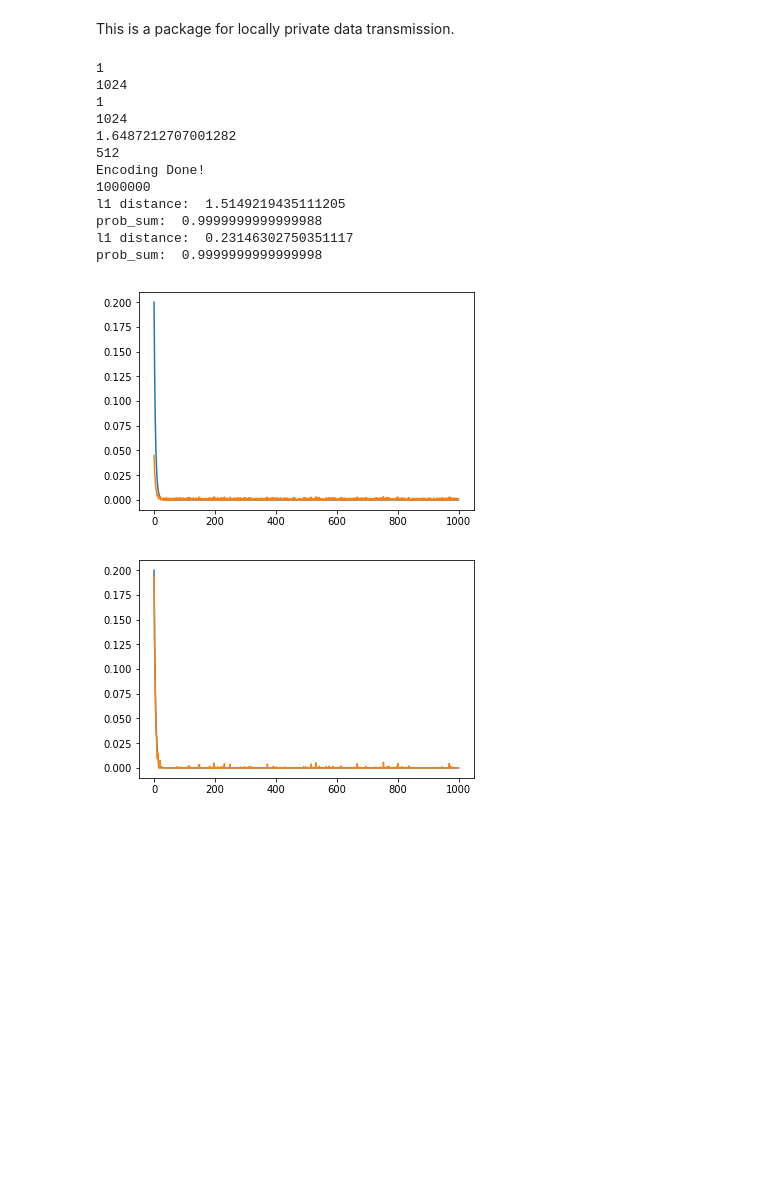
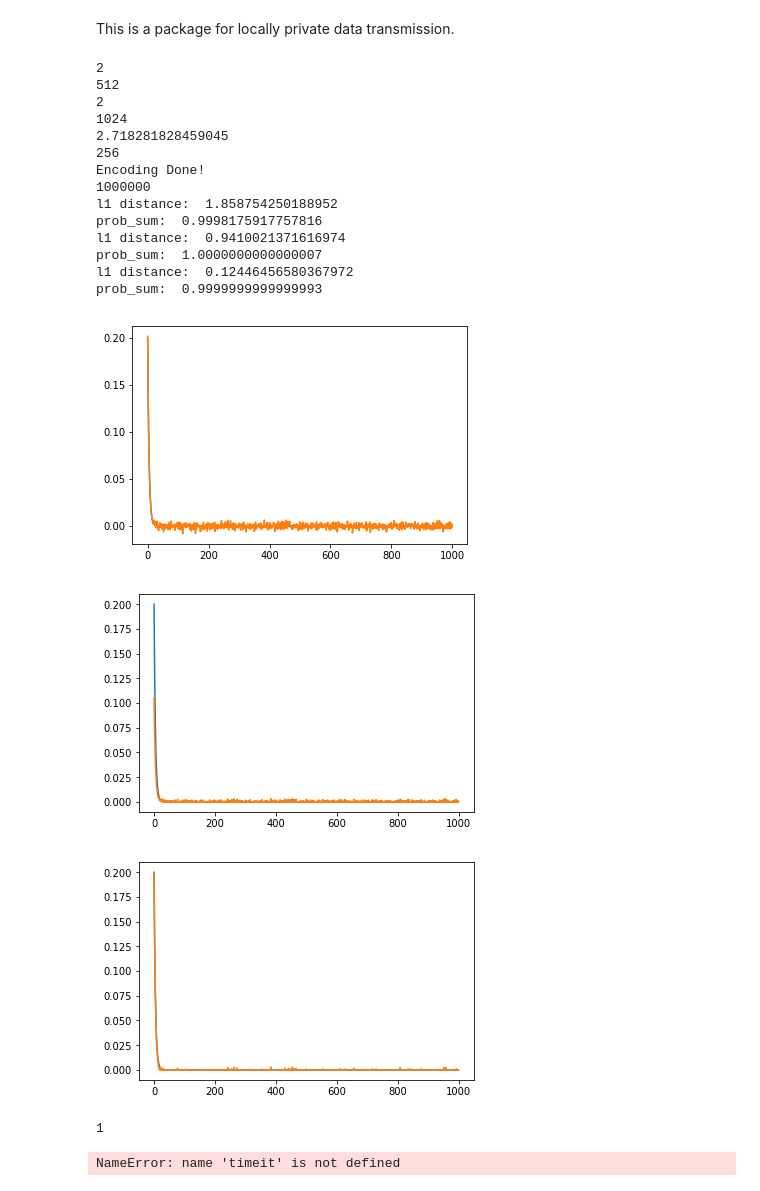
Before and after one commit to zitengsun/hadamard_response, a Jupyter notebook: k2k_hadamard_new2.ipynb, the cells around one changed output. Saved outputs shown, nothing was run; the diff lists cells and outputs as text; code cells hidden in the pictures; blank space fills up the shorter version.

Commit message:
Correct constants in the decoding function

```diff
--- a/k2k_hadamard_new2.ipynb
+++ b/k2k_hadamard_new2.ipynb
@@ -183,7 +183,6 @@ class Hadamard_Rand_2:
         dist_S = np.zeros(self.insz)
         count,edges = np.histogram(out_list,range(self.outsz+1))
         freq = count/float(l)
-
         freq_block = np.zeros(self.part) # count the number of appearances of each block
         for i in range(0,self.part):
             #count_block[i] = np.sum(count[i*self.partsz : (i+1)*self.partsz - 1])
@@ -220,9 +219,9 @@ class Hadamard_Rand_2:
         #parts = self.insz//(self.partsz-1)
         freq_S = np.zeros(self.outsz)
         freq_block = np.zeros(self.partnum)
-
+        #plt.figure(0)
         #plt.plot(freq)
-
+        #print(freq[::self.partsz])
         for i in range(0, self.partnum):
             Trans = FWHT_A(self.partsz, freq[i*self.partsz: (i+1)*self.partsz])
             freq_block[i] = Trans[0]
@@ -238,10 +237,11 @@ class Hadamard_Rand_2:
 
         #dist_inter = np.true_divide(2*(dist_S*(2*self.part-1+self.exp)-1),self.exp-1) # calculate intermediate prob
         #dist = [dist_inter[i] - dist_block[i//(self.partsz-1)] for i in range(0,self.insz)] # calculate the estimated prob for each symbol
-        c2 = self.exp - 1 - 1/float(self.num_one)
-        c3 = self.exp - 1 + 1/float(self.num_one)
-
-        dist = [float(2*c1*dist_S[i] - c2*dist_block[i//(self.partsz-1)] - 2)/float(c3) for i in range(0,self.insz) ]
+        #c2 = self.exp - 1 - 1/float(self.num_one)
+        #c3 = self.exp - 1 + 1/float(self.num_one)
+        c2 = self.exp - 1
+        #dist = [float(2*c1*dist_S[i] - c2*dist_block[i//(self.partsz-1)] - 2)/float(c3) for i in range(0,self.insz) ]
+        dist = [float(2*c1*dist_S[i] - c2*dist_block[i//(self.partsz-1)] - 2)/float(c2) for i in range(0,self.insz) ]
         #dist = probability_normalize(dist)
         #dist = project_probability_simplex(dist)
         return dist
@@ -267,53 +267,62 @@ if __name__ == "__main__":
     k = 1000 #absz
     elements = range(0,k) #ab
     lbd = 0.8 #parameter for geometric dist
-    eps = 0.5# privacy_para
+    eps = 1# privacy_para
     prob = [(1-lbd)*math.pow(lbd,x)/(1-math.pow(lbd,k)) for x in elements] # geometric dist
     #prob = [1/float(k)] * k
     in_list = np.random.choice(elements, 1000000, p=prob) #input symbols
     a = Hadamard_Rand_2(k,eps)
     print(a.part)
     print(a.partsz)
     print(a.partnum)
     print(a.outsz)
     print(a.exp)
     print(a.num_one)
     #print (a.partsz)
     #print (elements.type)
     # print(type(in_list[9]))
     outp = a.encode_string_permute(in_list)
     print('Encoding Done!')
     print(len(outp))
     prob_est = a.decode_string_permute(outp) # estimate the original underlying distribution
+    plt.figure(1)
+    plt.plot(elements,prob)
+    plt.plot(elements,prob_est)
+    #plt.plot(prob_est)
+    print ("l1 distance: ", str(np.linalg.norm([a_i - b_i for a_i, b_i in zip(prob, prob_est)], ord=1)))
+    print ("prob_sum: ", str(sum(prob_est)))
     prob_est1 = probability_normalize(prob_est)
-    plt.figure(1)
+    plt.figure(2)
     plt.plot(elements,prob)
     plt.plot(elements,prob_est1)
     #plt.plot(prob_est)
     print ("l1 distance: ", str(np.linalg.norm([a_i - b_i for a_i, b_i in zip(prob, prob_est1)], ord=1)))
     print ("prob_sum: ", str(sum(prob_est1)))
     prob_est2 = project_probability_simplex(prob_est)
-    plt.figure(2)
+    plt.figure(3)
     plt.plot(elements,prob)
     plt.plot(elements,prob_est2)
     #plt.plot(prob_est)
     print ("l1 distance: ", str(np.linalg.norm([a_i - b_i for a_i, b_i in zip(prob, prob_est2)], ord=1)))
     print ("prob_sum: ", str(sum(prob_est2)))
 # %% [output]
-1
+2
+512
+2
 1024
-1
-1024
-1.6487212707001282
-512
+2.718281828459045
+256
 Encoding Done!
 1000000
-l1 distance:  1.5149219435111205
-prob_sum:  0.9999999999999988
-l1 distance:  0.23146302750351117
-prob_sum:  0.9999999999999998
+l1 distance:  1.858754250188952
+prob_sum:  0.9998175917757816
+l1 distance:  0.9410021371616974
+prob_sum:  1.0000000000000007
+l1 distance:  0.12446456580367972
+prob_sum:  0.9999999999999993
-[figure, old version]
+[figure, new version]
-[figure, old version]
+[figure, new version]
+[figure, added]
 # %%
 if __name__ == "__main__":
     k = 10000 #absz
@@ -336,7 +345,10 @@ if __name__ == "__main__":
         t2 = t2 + timeit.default_timer() - start_time
     plt.plot(elements,prob)
     plt.plot(elements,prob_est)
-    print 'encoding time: ' + str(t1)
-    print 'decoding time: '+ str(t2)
-    print 'l1 distance' + str(np.linalg.norm([a_i - b_i for a_i, b_i in zip(prob, prob_est)], ord=1))
-    print 'prob_sum' + str(sum(prob_est))
+    print ('encoding time: ' + str(t1))
+    print ('decoding time: '+ str(t2))
+    print ('l1 distance' + str(np.linalg.norm([a_i - b_i for a_i, b_i in zip(prob, prob_est)], ord=1)))
+    print ('prob_sum' + str(sum(prob_est)))
+# %% [output]
+1
+NameError: name 'timeit' is not defined
```
